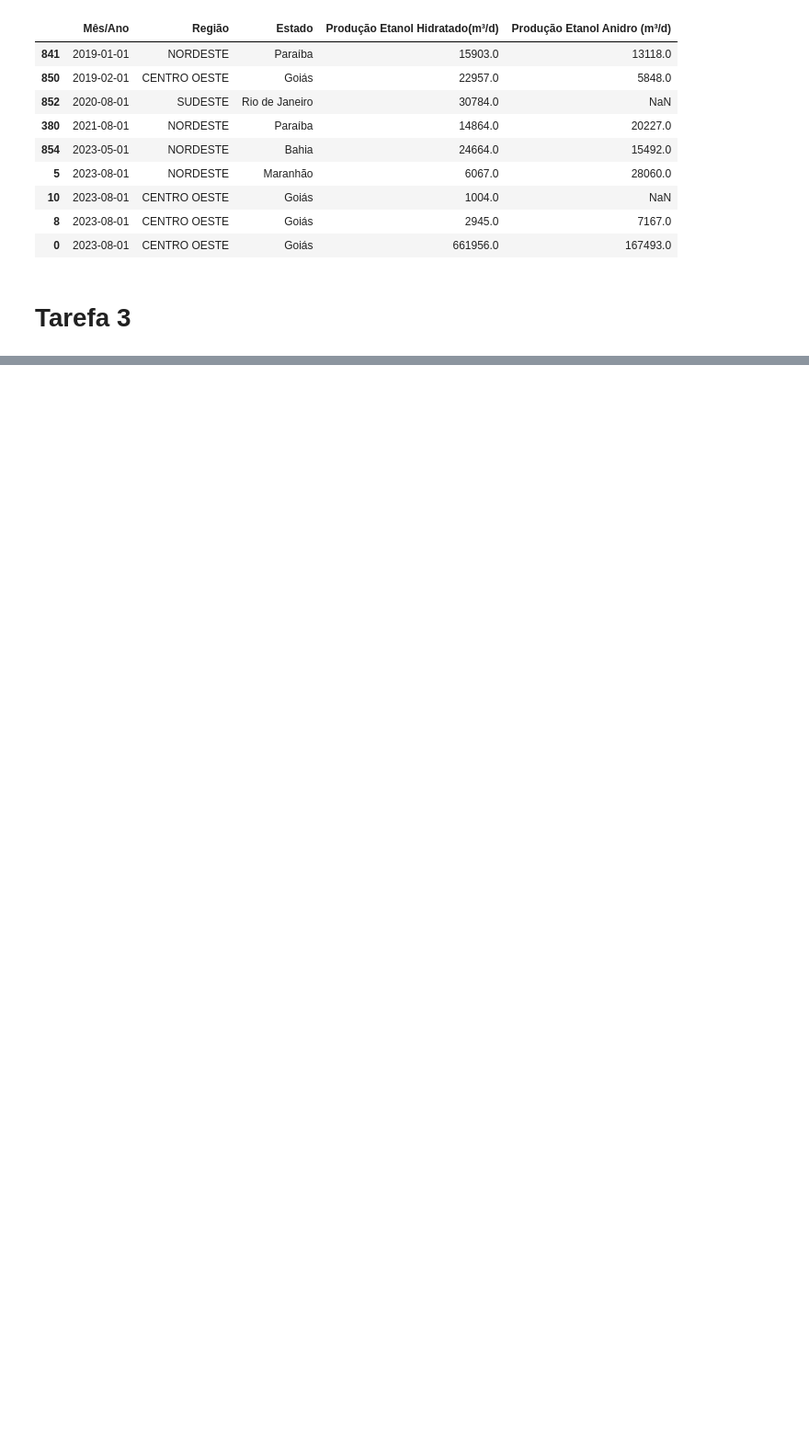
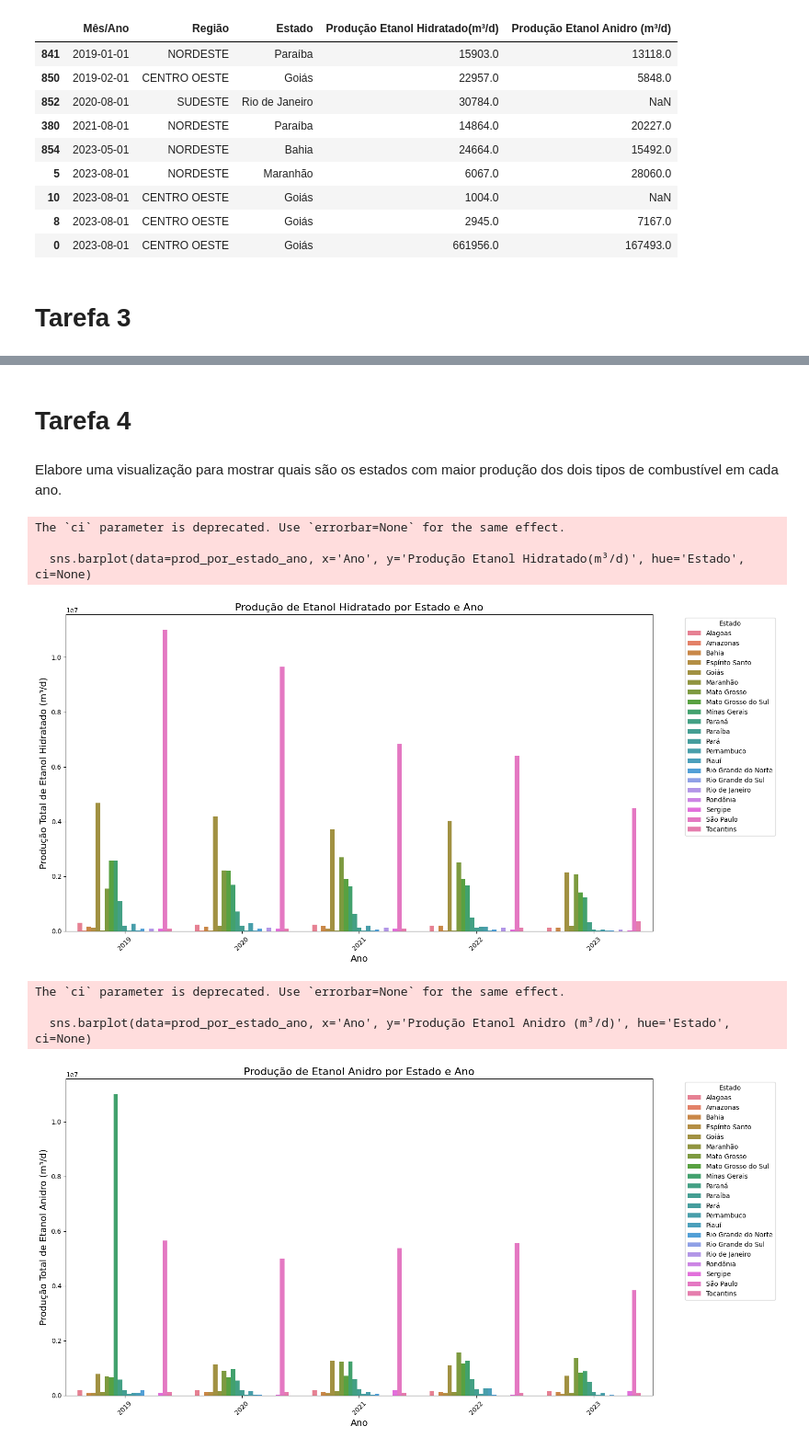
Before and after one commit to arthurt1/Projetos-de-Ci-ncias-de-Dados, a Jupyter notebook: AP2_Arthur_Thomé.ipynb, the cells around one changed output, grey strips where cells are left out. Shown at 92% size. Cells and saved outputs as stored; diff of their text form; code cells hidden in the pictures; blank space fills up the shorter version.

```diff
--- a/AP2_Arthur_Thomé.ipynb
+++ b/AP2_Arthur_Thomé.ipynb
@@ -249,0 +306,45 @@ Linhas Duplicadas no DataFrame
+# %% [markdown]
+# Tarefa 4
+# %% [markdown]
+Elabore uma visualização para mostrar quais são os estados com maior produção dos dois tipos de combustível em cada ano.
+# %%
+# Adiciona uma coluna de ano extra para facilitar o agrupamento
+dadosat['Ano'] = dadosat.index.year
+
+# Agrupa os dados por estado e ano e soma a produção dos dois tipos de etanol
+prod_por_estado_ano = dadosat.groupby(['Estado', 'Ano'])[['Produção Etanol Hidratado(m³/d)', 'Produção Etanol Anidro (m³/d)']].sum().reset_index()
+
+# Plotando a produção de etanol hidratado
+plt.figure(figsize=(16, 8))
+sns.barplot(data=prod_por_estado_ano, x='Ano', y='Produção Etanol Hidratado(m³/d)', hue='Estado', ci=None)
+
+plt.title('Produção de Etanol Hidratado por Estado e Ano', fontsize=16)
+plt.xlabel('Ano', fontsize=14)
+plt.ylabel('Produção Total de Etanol Hidratado (m³/d)', fontsize=14)
+plt.xticks(rotation=45)
+plt.legend(title='Estado', bbox_to_anchor=(1.05, 1), loc='upper left')
+
+plt.tight_layout()
+plt.show()
+
+# Plotando a produção de etanol anidro
+plt.figure(figsize=(16, 8))
+sns.barplot(data=prod_por_estado_ano, x='Ano', y='Produção Etanol Anidro (m³/d)', hue='Estado', ci=None)
+
+plt.title('Produção de Etanol Anidro por Estado e Ano', fontsize=16)
+plt.xlabel('Ano', fontsize=14)
+plt.ylabel('Produção Total de Etanol Anidro (m³/d)', fontsize=14)
+plt.xticks(rotation=45)
+plt.legend(title='Estado', bbox_to_anchor=(1.05, 1), loc='upper left')
+
+plt.tight_layout()
+plt.show()
+# %% [output]
+The `ci` parameter is deprecated. Use `errorbar=None` for the same effect.
+
+  sns.barplot(data=prod_por_estado_ano, x='Ano', y='Produção Etanol Hidratado(m³/d)', hue='Estado', ci=None)
+[figure, added]
+The `ci` parameter is deprecated. Use `errorbar=None` for the same effect.
+
+  sns.barplot(data=prod_por_estado_ano, x='Ano', y='Produção Etanol Anidro (m³/d)', hue='Estado', ci=None)
+[figure, added]
```
Also changed, not shown: parts of 12 cells of this notebook.
